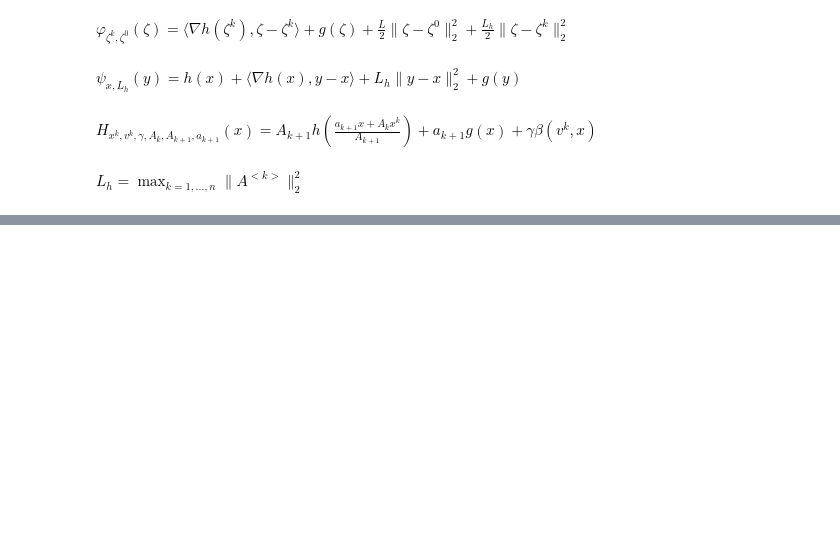
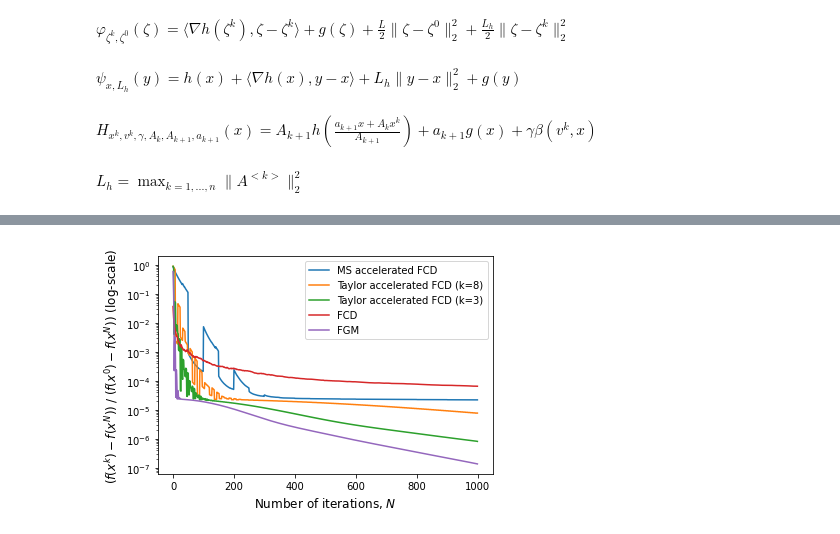
Before and after one commit to dmivilensky/accelerated-taylor-descent, a Jupyter notebook: ms taylor contract.ipynb, the cells around one changed output, grey strips where cells are left out. Cells and saved outputs as stored; diff of their text form; code cells hidden in the pictures; blank space fills up the shorter version.

```diff
--- a/ms taylor contract.ipynb
+++ b/ms taylor contract.ipynb
@@ -616,9 +572,8 @@ x_taylor1_times, funcs_taylor1_times, grad_h_count_taylor1_times, grad_g_count_t
     L*20, Lh,
     A,
     T_inner=64,
-    T=80,
-    time_scale=True,
-#     verbose=True
+    T=50,
+    time_scale=True
 )
 # %%
 x_taylor2_times, funcs_taylor2_times, grad_h_count_taylor2_times, grad_g_count_taylor2_times, taylor2_times = taylor_acc_prox_method(
@@ -626,7 +581,6 @@ x_taylor2_times, funcs_taylor2_times, grad_h_count_taylor2_times, grad_g_count_t
     L*25, Lh,
     A,
     T_inner=8,
-    T=900,
-    time_scale=True,
-#     verbose=True
+    T=700,
+    time_scale=True
 )
@@ -1312,0 +848,28 @@ plt.show()
+# %%
+# Get iterations limit for all methods
+length = min(
+    funcs_ms_times.shape[0],
+    funcs_times.shape[0],
+    funcs_fgm_times.shape[0],
+    funcs_taylor1_times.shape[0],
+    funcs_taylor2_times.shape[0],
+    funcs_taylor3_times.shape[0]
+)
+# %%
+plt.semilogy((funcs_ms_times[:length] - func_opt) / (f(x_0) - func_opt),
+             label="MS accelerated FCD")
+plt.semilogy((funcs_taylor2_times[:length] - func_opt) / (f(x_0) - func_opt),
+             label="Taylor accelerated FCD (k=8)")
+plt.semilogy((funcs_taylor3_times[:length] - func_opt) / (f(x_0) - func_opt),
+             label="Taylor accelerated FCD (k=3)")
+plt.semilogy((funcs_times[:length] - func_opt) / (f(x_0) - func_opt), label="FCD")
+plt.semilogy((funcs_fgm_times[:length] - func_opt) / (f(x_0) - func_opt), label="FGM")
+
+plt.xlabel(r"Number of iterations, $N$", fontsize=12)
+plt.ylabel(r"$(f(x^k) - f(x^N))\;/\;(f(x^0) - f(x^N))$ (log-scale)", fontsize=12)
+plt.legend()
+
+plt.savefig("ms_taylor_iters.pdf", dpi=200)
+plt.show()
+# %% [output]
+[figure, added]
```
Also changed, not shown: parts of 50 cells of this notebook, 6 other files.
